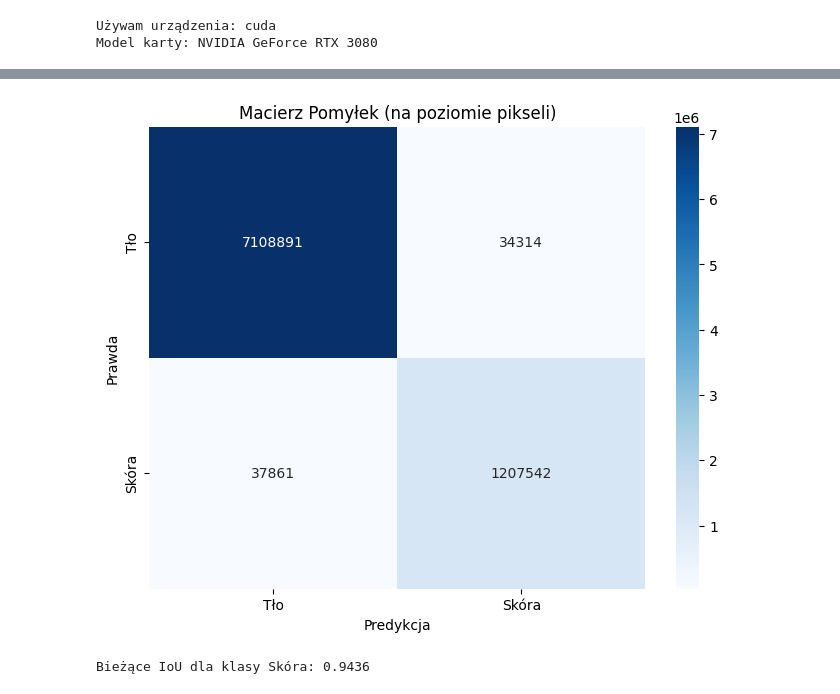
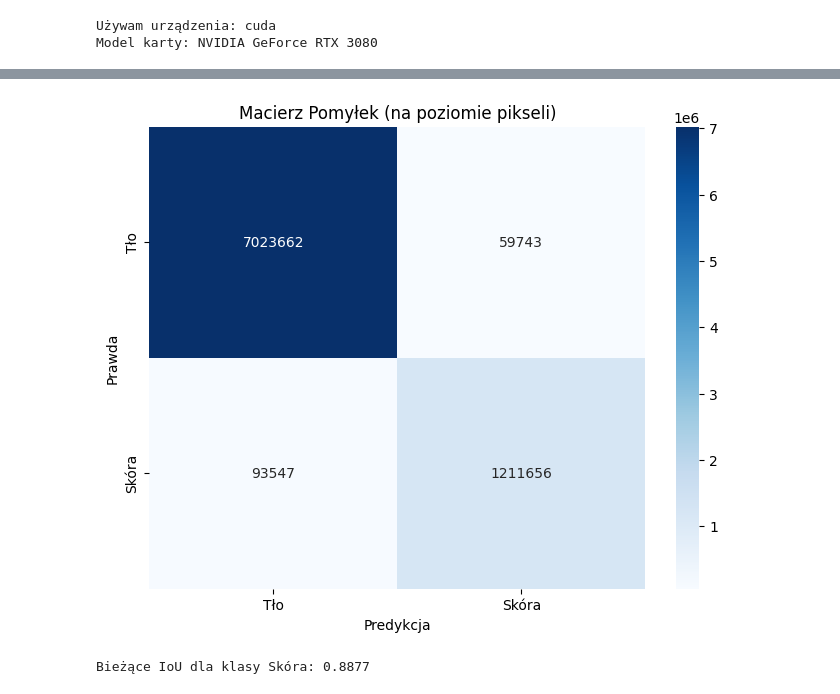
Before and after one commit to Bigajka/WizjaKomputerowa-Segmentacja-Skory, a Jupyter notebook: u_net/training.ipynb, the cells around one changed output, grey strips where cells are left out. Drawn from its saved outputs; the diff is of its cells as text; code cells hidden in the pictures.

```diff
--- a/u_net/training.ipynb
+++ b/u_net/training.ipynb
@@ -58,14 +81,15 @@ model = smp.Unet(
     activation=None
 ).to(DEVICE)
 
-# Łączenie Dice Loss (dobry dla kształtów) i BCE (klasyczny dla pikseli)
-dice_loss = smp.losses.DiceLoss(mode='binary')
+# Łączymy Dice Loss (dobry dla kształtów) i BCE (klasyczny dla pikseli)
+#dice_loss = smp.losses.DiceLoss(mode='binary')
+tversky_loss = smp.losses.TverskyLoss(mode='binary', alpha=0.7, beta=0.3, from_logits=True)
 bce_loss = nn.BCEWithLogitsLoss()
 
 # Definicja funkcji łączonej (Lambda lub prosta funkcja)
 def loss_fn(predictions, targets):
-    return dice_loss(predictions, targets) + bce_loss(predictions, targets)
+    return tversky_loss(predictions, targets) + bce_loss(predictions, targets)
 
 optimizer = optim.Adam(model.parameters(), lr=LEARNING_RATE)
-scaler = torch.cuda.amp.GradScaler() # Przyspiesza trenowanie na RTX 3080 (Mixed Precision)
+scaler = torch.amp.GradScaler('cuda') # Przyspiesza trenowanie na RTX 3080 (Mixed Precision)
 # %%
@@ -116,5 +164,4 @@ Epoch [50/50], Loss: 0.0402
 # %%
-torch.save(model.state_dict(), f"models/unet_skin_1.pth")
+model_path = "models/unet_skin_best.pth"
+#torch.save(model.state_dict(), f"models/unet_skin_1.pth")
+torch.save(model.state_dict(), model_path)
-# %%
-model.load_state_dict(torch.load(f"models/unet_skin_1.pth", map_location=DEVICE, weights_only=True))
-model.eval()
@@ -138,0 +168,3 @@ Unet(
+# %%
+model.load_state_dict(torch.load(model_path, map_location=DEVICE, weights_only=True))
+model.eval() # Tryb ewaluacji (wyłącza Dropout/BatchNorm)
@@ -151,34 +201,34 @@ def evaluate_model(model, loader, device):
             images = images.to(device)
             masks = masks.to(device).int()
 
             outputs = model(images)
             preds = (torch.sigmoid(outputs) > 0.5).int()
 
-            # Spłaszczenie do 1D, żeby policzyć statystyki dla pikseli
+            # Spłaszczamy do 1D, żeby policzyć statystyki dla pikseli
             all_preds.extend(preds.view(-1).cpu().numpy())
             all_targets.extend(masks.view(-1).cpu().numpy())
 
             break
 
     # Obliczanie macierzy pomyłek
     cm = confusion_matrix(all_targets, all_preds)
 
     # Wyświetlanie
     plt.figure(figsize=(8, 6))
     sns.heatmap(cm, annot=True, fmt='d', cmap='Blues',
                 xticklabels=['Tło', 'Skóra'], yticklabels=['Tło', 'Skóra'])
     plt.xlabel('Predykcja')
     plt.ylabel('Prawda')
     plt.title('Macierz Pomyłek (na poziomie pikseli)')
     plt.show()
 
     # Obliczanie IoU (Jaccard Index)
     # IoU = TP / (TP + FP + FN)
     tn, fp, fn, tp = cm.ravel()
     iou = tp / (tp + fp + fn)
     print(f"Bieżące IoU dla klasy Skóra: {iou:.4f}")
 
-evaluate_model(model, val_loader, DEVICE)
+evaluate_model(model, test_loader, DEVICE)
 # %% [output]
-[figure, old version]
+[figure, new version]
-Bieżące IoU dla klasy Skóra: 0.9436
+Bieżące IoU dla klasy Skóra: 0.8877
```
Also changed, not shown: parts of 6 cells of this notebook, 7 other files.
